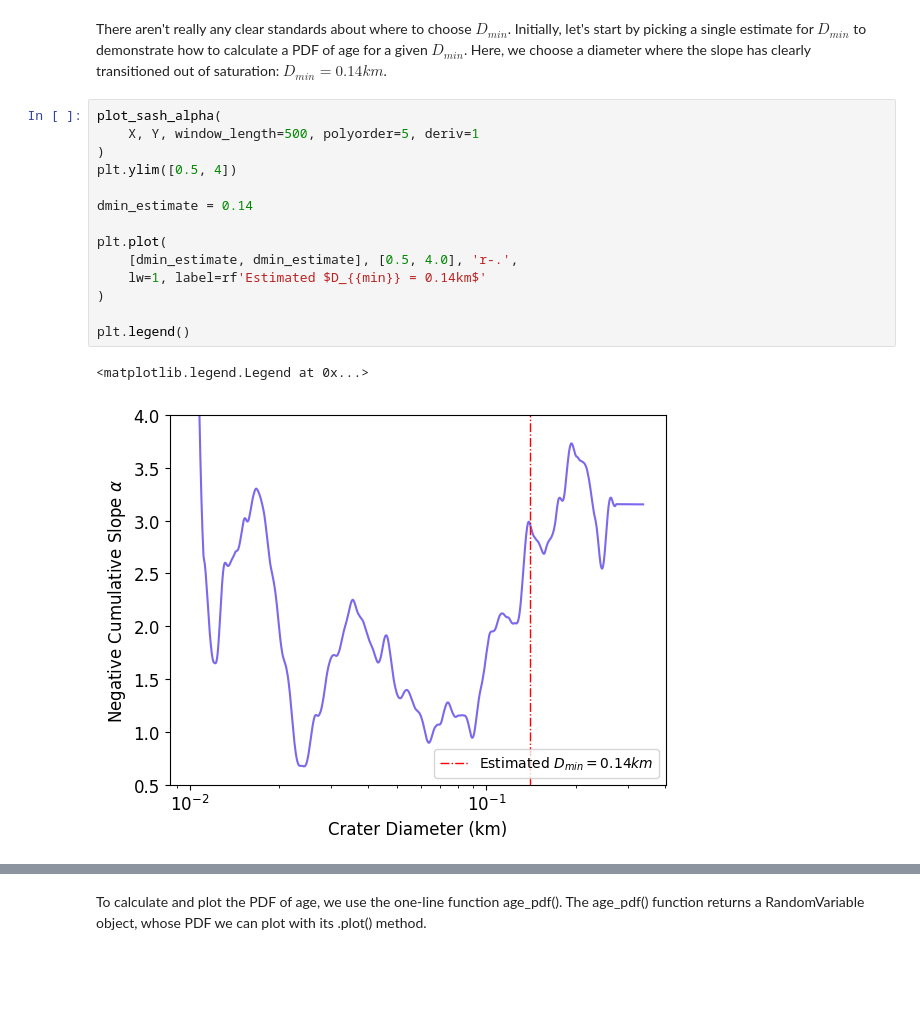
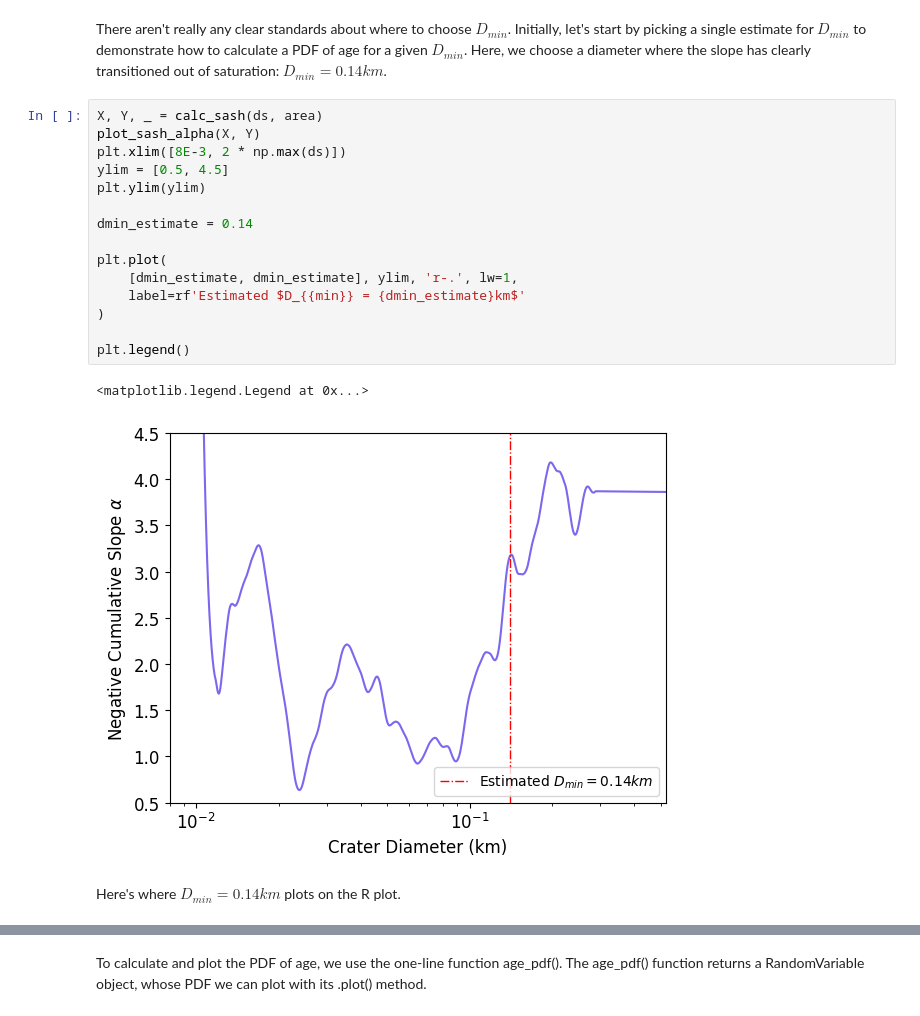
Before and after one commit to samwbell/cratersfd, a Jupyter notebook: examples/age_calculation_example.ipynb, the cells around one changed output, grey strips where cells are left out. Cells and saved outputs as stored; diff of their text form; blank space fills up the shorter version.

```diff
--- a/examples/age_calculation_example.ipynb
+++ b/examples/age_calculation_example.ipynb
@@ -64,19 +73,22 @@ plt.ylim([0.5, 4])
 # %% [markdown]
 There aren't really any clear standards about where to choose $D_{{min}}$.  Initially, let's start by picking a single estimate for $D_{{min}}$ to demonstrate how to calculate a PDF of age for a given $D_{{min}}$.  Here, we choose a diameter where the slope has clearly transitioned out of saturation: $D_{{min}} = 0.14km$.
 # %%
-plot_sash_alpha(
-    X, Y, window_length=500, polyorder=5, deriv=1
-)
-plt.ylim([0.5, 4])
+X, Y, _ = calc_sash(ds, area)
+plot_sash_alpha(X, Y)
+plt.xlim([8E-3, 2 * np.max(ds)])
+ylim = [0.5, 4.5]
+plt.ylim(ylim)
 
 dmin_estimate = 0.14
 
 plt.plot(
-    [dmin_estimate, dmin_estimate], [0.5, 4.0], 'r-.',
-    lw=1, label=rf'Estimated $D_{{min}} = 0.14km$'
+    [dmin_estimate, dmin_estimate], ylim, 'r-.', lw=1,
+    label=rf'Estimated $D_{{min}} = {dmin_estimate}km$'
 )
 
 plt.legend()
 # %% [output]
 <matplotlib.legend.Legend at 0x...>
-[figure, old version]
+[figure, new version]
+# %% [markdown]
+Here's where $D_{{min}} = 0.14km$ plots on the R plot.
```
Also changed, not shown: parts of 28 cells of this notebook, 33 other files.
